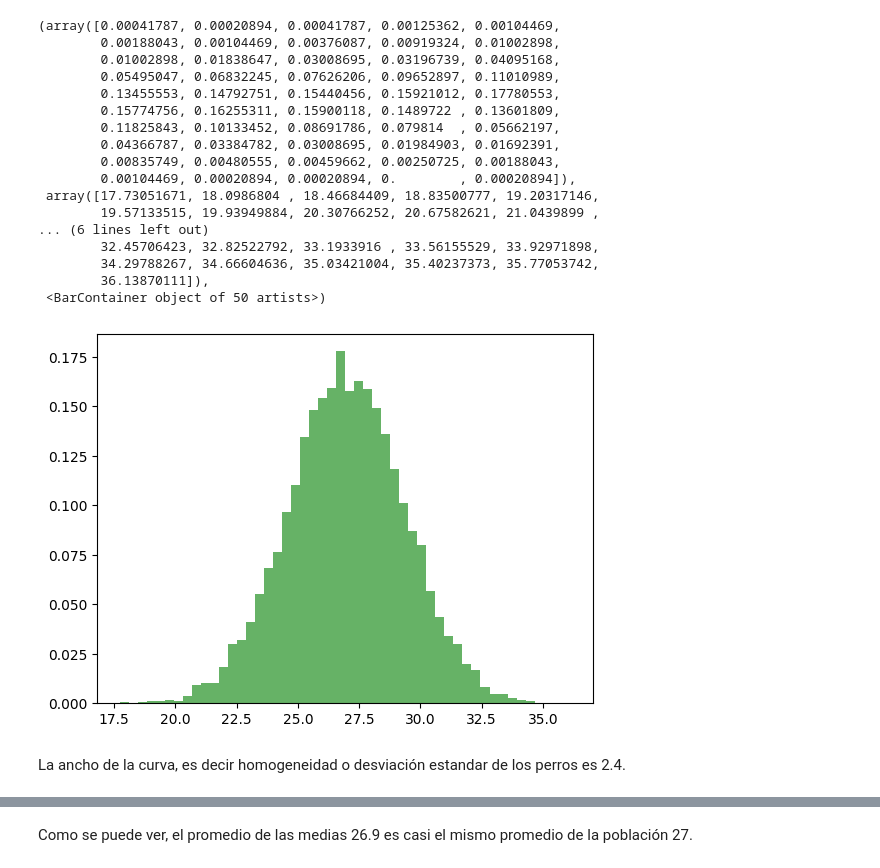
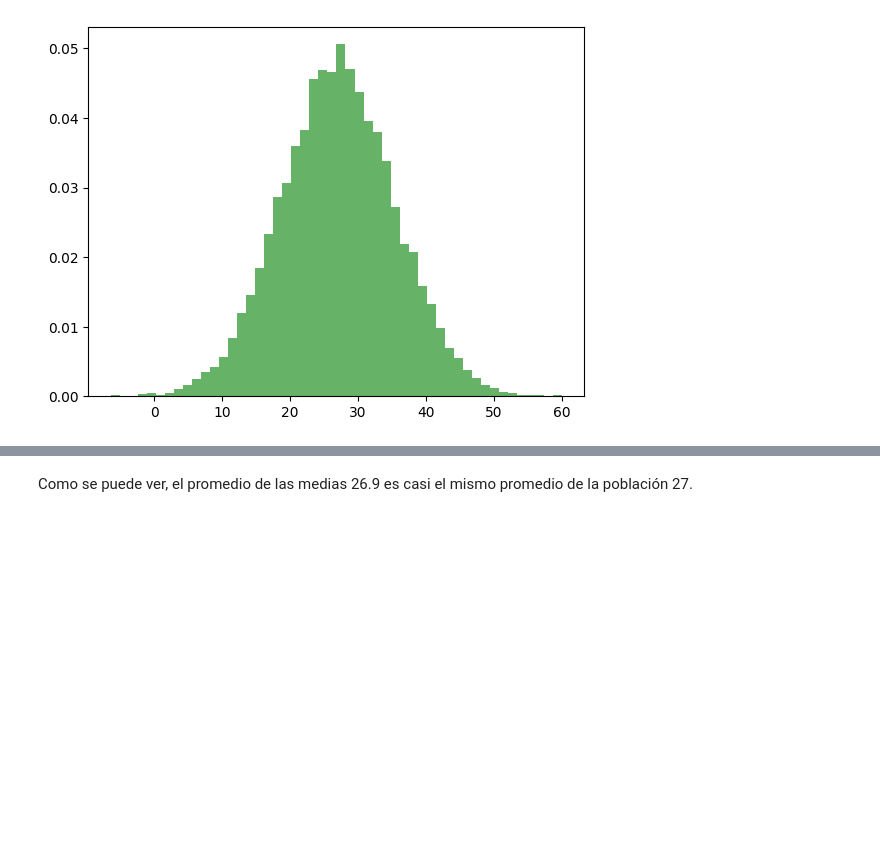
Before and after one commit to ML-CU/Proyectos-Python, a Jupyter notebook: Estadística/Normal Distribution/Normal _Distribution.ipynb, the cells around one changed output, grey strips where cells are left out. Cells and saved outputs as stored; diff of their text form; code cells hidden in the pictures; blank space fills up the shorter version.

```diff
--- a/Estadística/Normal Distribution/Normal _Distribution.ipynb
+++ b/Estadística/Normal Distribution/Normal _Distribution.ipynb
@@ -2,29 +2,10 @@
 import numpy as np
 import matplotlib.pyplot as plt
 # %%
-pop = np.random.normal(27, 2.4, 13000) #Tenemos una poblacion de 13000 perros, el peso promedio de un perro es de 27, con una desviacion estandar de 2.4.
-plt.hist(pop, bins=50, density=True, alpha=0.6, color='g')
+pop = np.random.normal(27, 8.4, 13000) #Tenemos una poblacion de 13000 perros, el peso promedio de un perro es de 27, con una desviacion estandar de 2.4.
+plt.hist(pop, bins=50, density=True, alpha=0.6, color='g');
 # %% [output]
-(array([0.00041787, 0.00020894, 0.00041787, 0.00125362, 0.00104469,
-        0.00188043, 0.00104469, 0.00376087, 0.00919324, 0.01002898,
-        0.01002898, 0.01838647, 0.03008695, 0.03196739, 0.04095168,
-        0.05495047, 0.06832245, 0.07626206, 0.09652897, 0.11010989,
-        0.13455553, 0.14792751, 0.15440456, 0.15921012, 0.17780553,
-        0.15774756, 0.16255311, 0.15900118, 0.1489722 , 0.13601809,
-        0.11825843, 0.10133452, 0.08691786, 0.079814  , 0.05662197,
-        0.04366787, 0.03384782, 0.03008695, 0.01984903, 0.01692391,
-        0.00835749, 0.00480555, 0.00459662, 0.00250725, 0.00188043,
-        0.00104469, 0.00020894, 0.00020894, 0.        , 0.00020894]),
- array([17.73051671, 18.0986804 , 18.46684409, 18.83500777, 19.20317146,
-        19.57133515, 19.93949884, 20.30766252, 20.67582621, 21.0439899 ,
-... (6 lines left out)
-        32.45706423, 32.82522792, 33.1933916 , 33.56155529, 33.92971898,
-        34.29788267, 34.66604636, 35.03421004, 35.40237373, 35.77053742,
-        36.13870111]),
- <BarContainer object of 50 artists>)
-[figure, old version]
+[figure, new version]
-# %% [markdown]
-La ancho de la curva, es decir homogeneidad o desviación estandar de los perros es 2.4.
 # %%
 trials = 1000 #Numero de muestras
 size = 12 #Taamaño de la muestra
```
Also changed, not shown: parts of 9 cells of this notebook.
